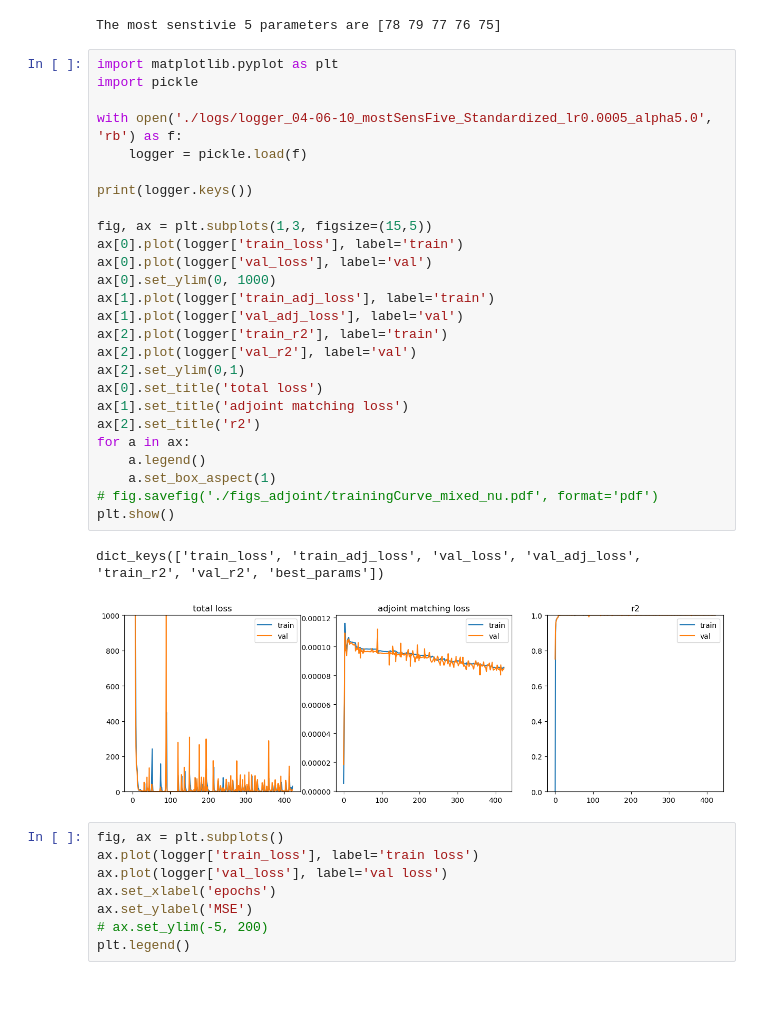
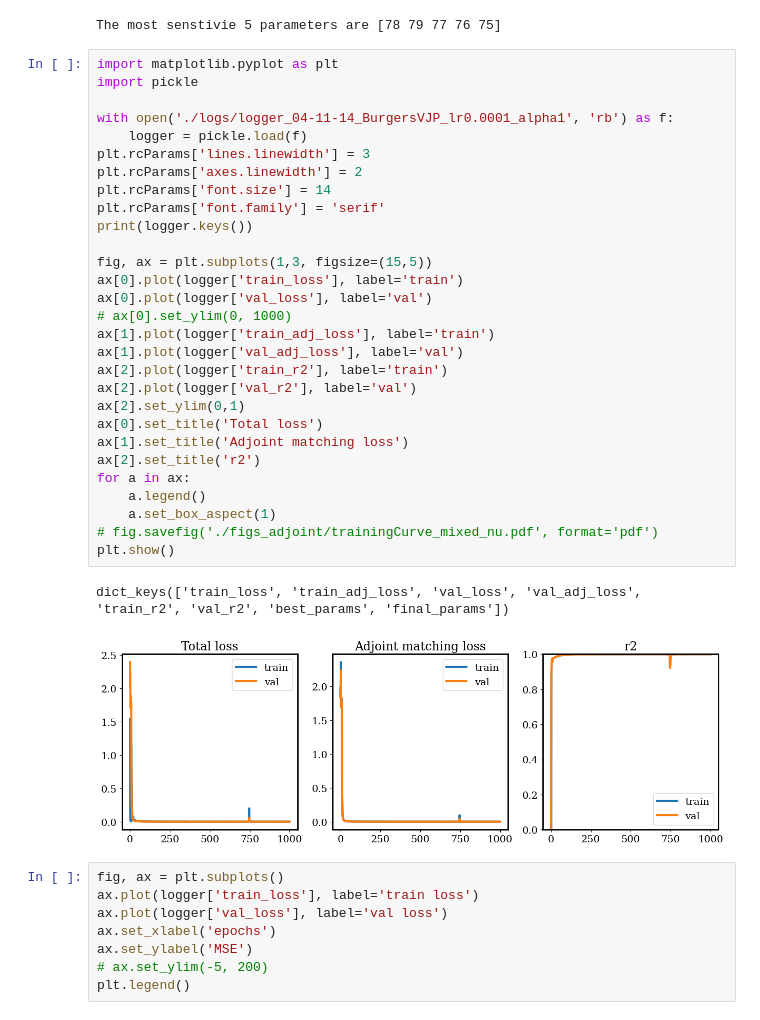
Before and after one commit to iamyixuan/DeepAdjoint, a Jupyter notebook: src/glaicer_model.ipynb, the cells around one changed output. Cells and saved outputs as stored; diff of their text form; blank space fills up the shorter version.

```diff
--- a/src/glaicer_model.ipynb
+++ b/src/glaicer_model.ipynb
@@ -77,32 +77,35 @@ The most senstivie 5 parameters are [78 79 77 76 75]
 # %%
 import matplotlib.pyplot as plt
 import pickle
 
-with open('./logs/logger_04-06-10_mostSensFive_Standardized_lr0.0005_alpha5.0', 'rb') as f:
+with open('./logs/logger_04-11-14_BurgersVJP_lr0.0001_alpha1', 'rb') as f:
     logger = pickle.load(f)
-
+plt.rcParams['lines.linewidth'] = 3
+plt.rcParams['axes.linewidth'] = 2
+plt.rcParams['font.size'] = 14
+plt.rcParams['font.family'] = 'serif'
 print(logger.keys())
 
 fig, ax = plt.subplots(1,3, figsize=(15,5))
 ax[0].plot(logger['train_loss'], label='train')
 ax[0].plot(logger['val_loss'], label='val')
-ax[0].set_ylim(0, 1000)
+# ax[0].set_ylim(0, 1000)
 ax[1].plot(logger['train_adj_loss'], label='train')
 ax[1].plot(logger['val_adj_loss'], label='val')
 ax[2].plot(logger['train_r2'], label='train')
 ax[2].plot(logger['val_r2'], label='val')
 ax[2].set_ylim(0,1)
-ax[0].set_title('total loss')
-ax[1].set_title('adjoint matching loss')
+ax[0].set_title('Total loss')
+ax[1].set_title('Adjoint matching loss')
 ax[2].set_title('r2')
 for a in ax:
     a.legend()
     a.set_box_aspect(1)
 # fig.savefig('./figs_adjoint/trainingCurve_mixed_nu.pdf', format='pdf')
 plt.show()
 # %% [output]
-dict_keys(['train_loss', 'train_adj_loss', 'val_loss', 'val_adj_loss', 'train_r2', 'val_r2', 'best_params'])
+dict_keys(['train_loss', 'train_adj_loss', 'val_loss', 'val_adj_loss', 'train_r2', 'val_r2', 'best_params', 'final_params'])
-[figure, old version]
+[figure, new version]
 # %%
 fig, ax = plt.subplots()
 ax.plot(logger['train_loss'], label='train loss')
```
Also changed, not shown: parts of 1 cell of this notebook, 8 other files.
